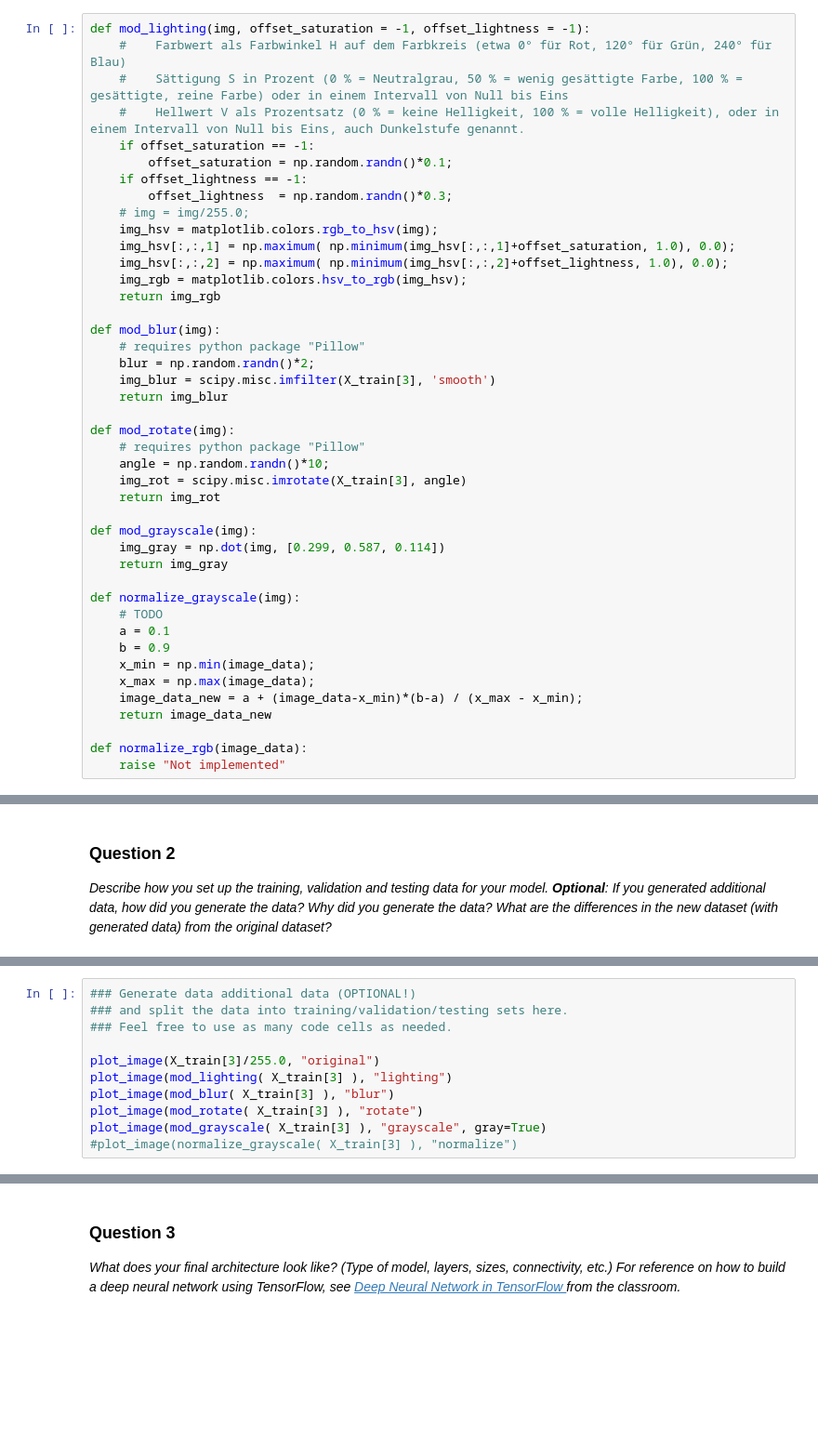
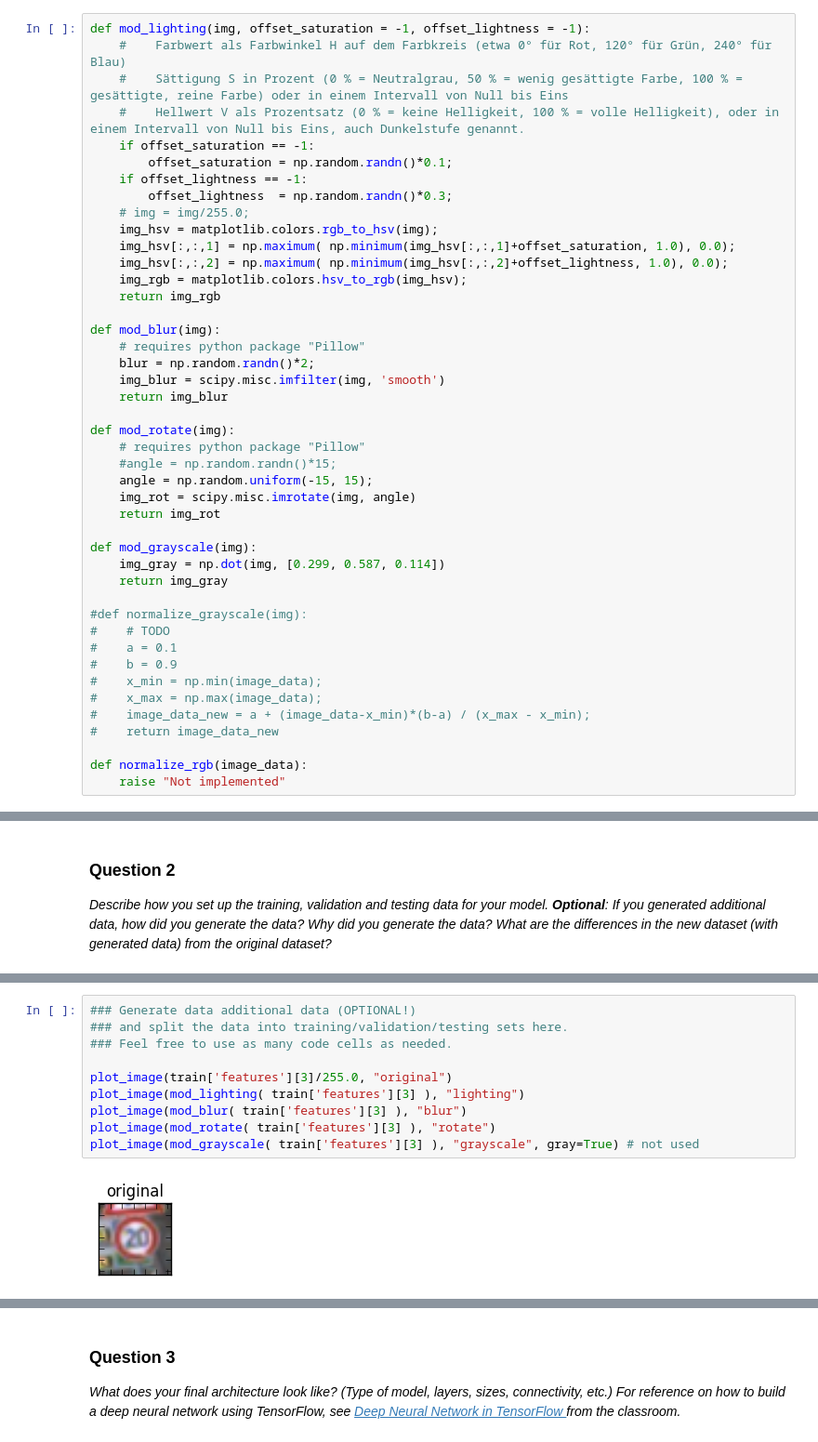
Before and after one commit to tw00/CarND-Traffic-Sign-Classifier-Project, a Jupyter notebook: Traffic_Sign_Classifier.ipynb, the cells around one changed output, grey strips where cells are left out. Shown at 93% size. Drawn from its saved outputs; the diff is of its cells as text; blank space fills up the shorter version.

```diff
--- a/Traffic_Sign_Classifier.ipynb
+++ b/Traffic_Sign_Classifier.ipynb
@@ -233,27 +233,28 @@ def mod_lighting(img, offset_saturation = -1, offset_lightness = -1):
 def mod_blur(img):
     # requires python package "Pillow"
     blur = np.random.randn()*2;
-    img_blur = scipy.misc.imfilter(X_train[3], 'smooth')
+    img_blur = scipy.misc.imfilter(img, 'smooth')
     return img_blur
 
 def mod_rotate(img):
     # requires python package "Pillow"
-    angle = np.random.randn()*10;
-    img_rot = scipy.misc.imrotate(X_train[3], angle)
+    #angle = np.random.randn()*15;
+    angle = np.random.uniform(-15, 15);
+    img_rot = scipy.misc.imrotate(img, angle)
     return img_rot
 
 def mod_grayscale(img):
     img_gray = np.dot(img, [0.299, 0.587, 0.114])
     return img_gray
 
-def normalize_grayscale(img):
-    # TODO
-    a = 0.1
-    b = 0.9
-    x_min = np.min(image_data);
-    x_max = np.max(image_data);
-    image_data_new = a + (image_data-x_min)*(b-a) / (x_max - x_min);
-    return image_data_new
+#def normalize_grayscale(img):
+#    # TODO
+#    a = 0.1
+#    b = 0.9
+#    x_min = np.min(image_data);
+#    x_max = np.max(image_data);
+#    image_data_new = a + (image_data-x_min)*(b-a) / (x_max - x_min);
+#    return image_data_new
 
 def normalize_rgb(image_data):
     raise "Not implemented"
@@ -550,11 +622,12 @@ _Describe how you set up the training, validation and testing data for your mode
 # %%
 ### Generate data additional data (OPTIONAL!)
 ### and split the data into training/validation/testing sets here.
 ### Feel free to use as many code cells as needed.
 
-plot_image(X_train[3]/255.0, "original")
-plot_image(mod_lighting( X_train[3] ), "lighting")
-plot_image(mod_blur( X_train[3] ), "blur")
-plot_image(mod_rotate( X_train[3] ), "rotate")
-plot_image(mod_grayscale( X_train[3] ), "grayscale", gray=True)
-#plot_image(normalize_grayscale( X_train[3] ), "normalize")
+plot_image(train['features'][3]/255.0, "original")
+plot_image(mod_lighting( train['features'][3] ), "lighting")
+plot_image(mod_blur( train['features'][3] ), "blur")
+plot_image(mod_rotate( train['features'][3] ), "rotate")
+plot_image(mod_grayscale( train['features'][3] ), "grayscale", gray=True) # not used
+# %% [output]
+[figure, added]
```
Also changed, not shown: parts of 30 cells of this notebook.
